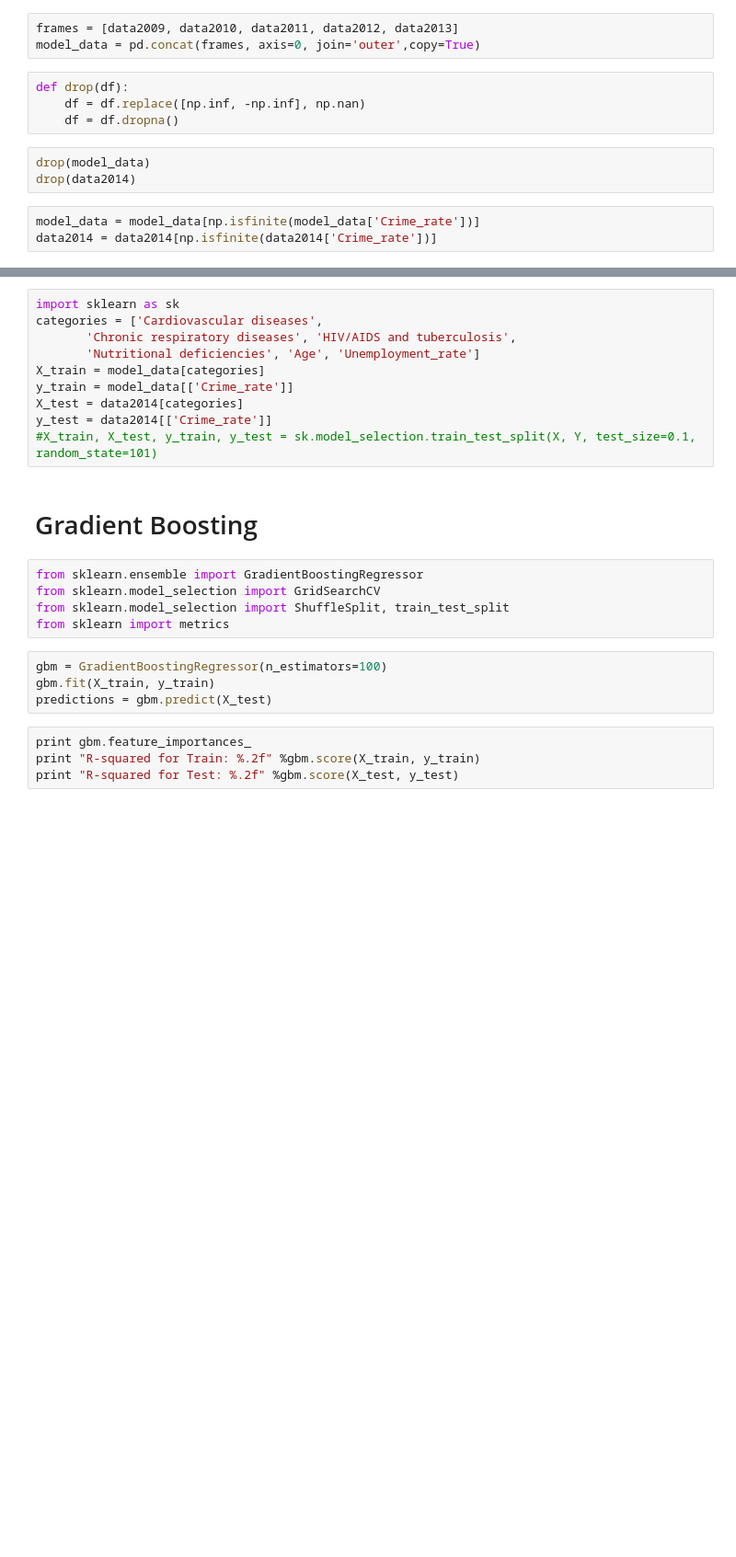
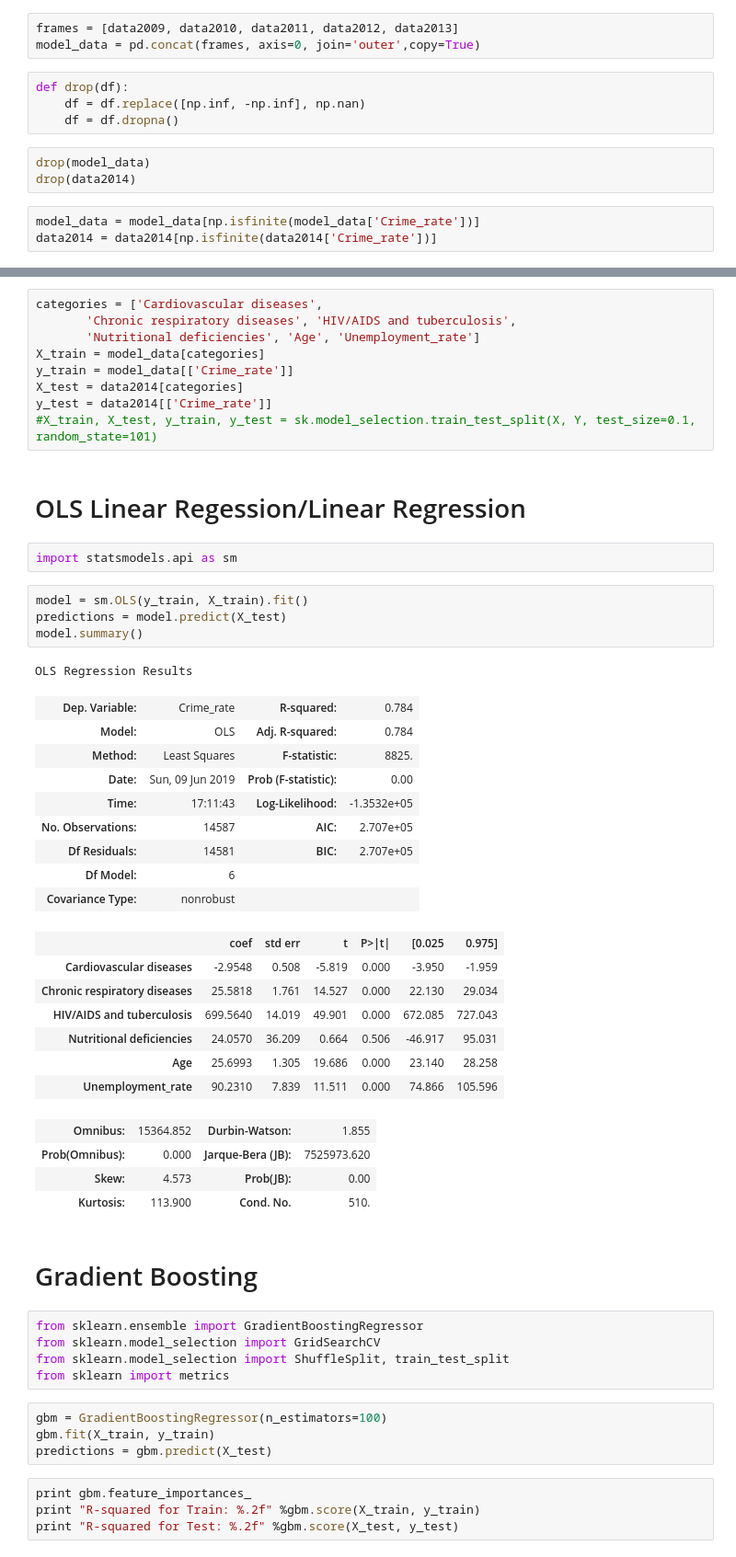
Before and after one commit to gregdhillon/modelingProject, a Jupyter notebook: models/MODELING.ipynb, the cells around one changed output, grey strips where cells are left out. Shown at 92% size. Drawn from its saved outputs; the diff is of its cells as text; blank space fills up the shorter version.

```diff
--- a/models/MODELING.ipynb
+++ b/models/MODELING.ipynb
@@ -29,5 +45,4 @@ data2014 = data2014[np.isfinite(data2014['Crime_rate'])]
 # %%
-import sklearn as sk
 categories = ['Cardiovascular diseases',
        'Chronic respiratory diseases', 'HIV/AIDS and tuberculosis',
        'Nutritional deficiencies', 'Age', 'Unemployment_rate']
@@ -36,6 +51,36 @@ y_train = model_data[['Crime_rate']]
 X_test = data2014[categories]
 y_test = data2014[['Crime_rate']]
 #X_train, X_test, y_train, y_test = sk.model_selection.train_test_split(X, Y, test_size=0.1, random_state=101)
+# %% [markdown]
+# OLS Linear Regession/Linear Regression
+# %%
+import statsmodels.api as sm
+# %%
+model = sm.OLS(y_train, X_train).fit()
+predictions = model.predict(X_test)
+model.summary()
+# %% [output]
+OLS Regression Results
+| Dep. Variable: | Crime_rate | R-squared: | 0.784 |
+| Model: | OLS | Adj. R-squared: | 0.784 |
+| Method: | Least Squares | F-statistic: | 8825. |
+| Date: | Sun, 09 Jun 2019 | Prob (F-statistic): | 0.00 |
+| Time: | 17:11:43 | Log-Likelihood: | -1.3532e+05 |
+| No. Observations: | 14587 | AIC: | 2.707e+05 |
+| Df Residuals: | 14581 | BIC: | 2.707e+05 |
+| Df Model: | 6 |  |  |
+| Covariance Type: | nonrobust |  |  |
+|  | coef | std err | t | P>|t| | [0.025 | 0.975] |
+| Cardiovascular diseases | -2.9548 | 0.508 | -5.819 | 0.000 | -3.950 | -1.959 |
+| Chronic respiratory diseases | 25.5818 | 1.761 | 14.527 | 0.000 | 22.130 | 29.034 |
+| HIV/AIDS and tuberculosis | 699.5640 | 14.019 | 49.901 | 0.000 | 672.085 | 727.043 |
+| Nutritional deficiencies | 24.0570 | 36.209 | 0.664 | 0.506 | -46.917 | 95.031 |
+| Age | 25.6993 | 1.305 | 19.686 | 0.000 | 23.140 | 28.258 |
+| Unemployment_rate | 90.2310 | 7.839 | 11.511 | 0.000 | 74.866 | 105.596 |
+| Omnibus: | 15364.852 | Durbin-Watson: | 1.855 |
+| Prob(Omnibus): | 0.000 | Jarque-Bera (JB): | 7525973.620 |
+| Skew: | 4.573 | Prob(JB): | 0.00 |
+| Kurtosis: | 113.900 | Cond. No. | 510. |
 # %% [markdown]
 # Gradient Boosting
 # %%
```
Also changed, not shown: parts of 5 cells of this notebook, 1 other file.
